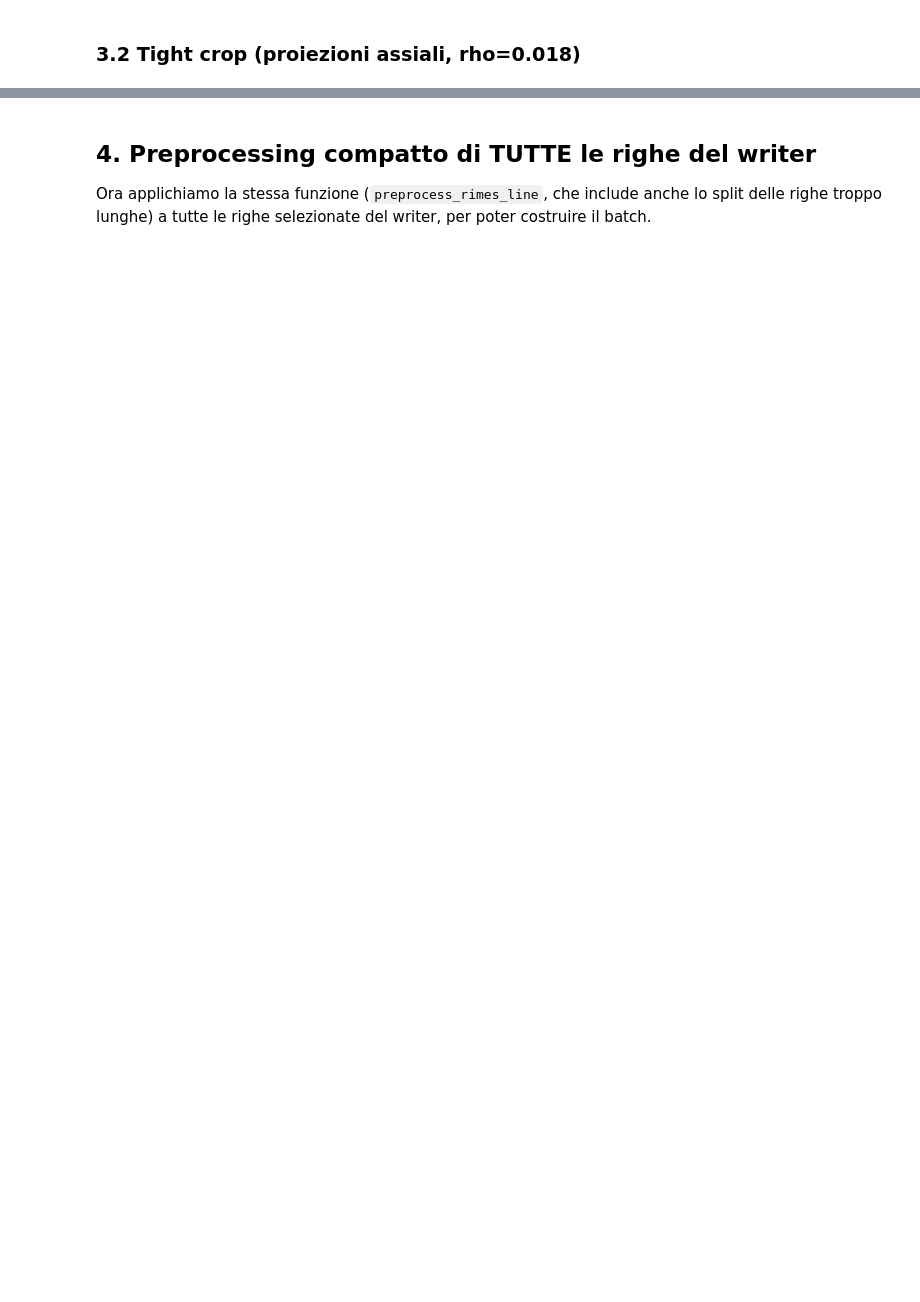
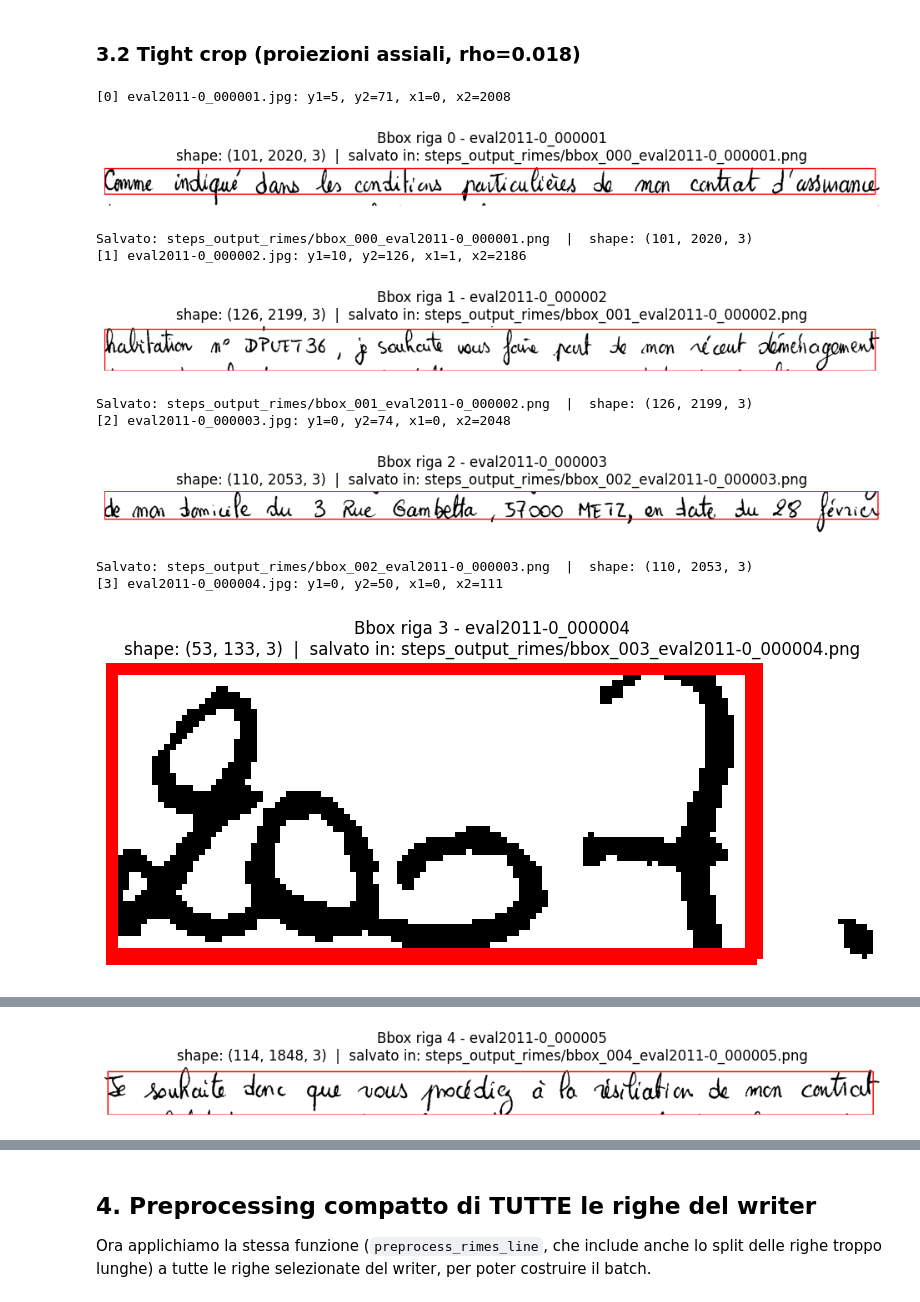
Before and after one commit to lorenzo-arcioni/HandVerify, a Jupyter notebook: notebooks/RIMES_Preprocessing_Step_by_Step.ipynb, the cells around one changed output, grey strips where cells are left out. Drawn from its saved outputs; the diff is of its cells as text; code cells hidden in the pictures; blank space fills up the shorter version.

```diff
--- a/notebooks/RIMES_Preprocessing_Step_by_Step.ipynb
+++ b/notebooks/RIMES_Preprocessing_Step_by_Step.ipynb
@@ -145,50 +166,51 @@ show_and_save(binary_cleaned, "03d - Dopo rimozione righe nere (binary)", "03d_b
 # %% [markdown]
 ### 3.2 Tight crop (proiezioni assiali, rho=0.018)
 # %%
-def compute_tight_crop_coords(binary_image, padding=5, min_pixel_ratio=0.018):
-    binary_inv = 255 - binary_image
-    h, w = binary_image.shape
+bbox_results = []  # per tenere traccia di tutte le coordinate calcolate
 
-    min_row_threshold = max(10, int(w * min_pixel_ratio))
-    min_col_threshold = max(10, int(h * min_pixel_ratio))
+for idx, p in enumerate(demo_paths):
+    img = cv2.imread(p)
+    if img is None:
+        continue
 
-    row_sums = np.sum(binary_inv > 0, axis=1)
-    col_sums = np.sum(binary_inv > 0, axis=0)
+    gray, binary = apply_threshold(img)
+    first_row, last_row = compute_top_bottom_black_rows_crop(binary, black_ratio_threshold=0.5)
+    gray_cleaned = gray[first_row:last_row, :]
+    binary_cleaned = binary[first_row:last_row, :]
 
-    text_rows = np.where(row_sums > min_row_threshold)[0]
-    text_cols = np.where(col_sums > min_col_threshold)[0]
+    crop_coords = compute_tight_crop_coords(binary_cleaned, padding=5)
+    if crop_coords is None:
+        print(f"[{idx}] {os.path.basename(p)}: nessun testo rilevato, skip")
+        continue
 
-    if len(text_rows) == 0 or len(text_cols) == 0:
-        return None
+    y1, y2, x1, x2 = crop_coords
+    print(f"[{idx}] {os.path.basename(p)}: y1={y1}, y2={y2}, x1={x1}, x2={x2}")
 
-    y1, y2 = text_rows[0], text_rows[-1]
-    x1, x2 = text_cols[0], text_cols[-1]
+    # Disegna il bbox
+    vis = cv2.cvtColor(binary_cleaned.copy(), cv2.COLOR_GRAY2BGR)
+    cv2.rectangle(vis, (x1, y1), (x2, y2), (0, 0, 255), 2)
 
-    extra_trim = 3
-    y1 = min(y1 + extra_trim, y2 - 1)
-    y2 = max(y2 - extra_trim, y1 + 1)
+    # Nome file univoco basato sul nome originale della riga
+    stem = Path(p).stem
+    fname = f"bbox_{idx:03d}_{stem}.png"
+    show_and_save(cv2.cvtColor(vis, cv2.COLOR_BGR2RGB), f"Bbox riga {idx} - {stem}", fname, cmap=None)
 
-    y1 = max(0, y1 - padding)
-    y2 = min(h, y2 + padding)
-    x1 = max(0, x1 - padding)
-    x2 = min(w, x2 + padding)
+    bbox_results.append({
+        "index": idx,
+        "filename": os.path.basename(p),
+        "y1": int(y1), "y2": int(y2), "x1": int(x1), "x2": int(x2),
+    })
 
-    return (y1, y2, x1, x2)
-
-crop_coords = compute_tight_crop_coords(binary_cleaned, padding=5)  # rho default = 0.018
-assert crop_coords is not None
-y1, y2, x1, x2 = crop_coords
-print(f"Tight crop coords: y1={y1}, y2={y2}, x1={x1}, x2={x2}")
-
-vis = cv2.cvtColor(binary_cleaned.copy(), cv2.COLOR_GRAY2BGR)
-cv2.rectangle(vis, (x1, y1), (x2, y2), (0, 0, 255), 2)
-show_and_save(cv2.cvtColor(vis, cv2.COLOR_BGR2RGB), "03e - Bounding box tight crop (su binary_cleaned)", "03e_bbox.png", cmap=None)
-
-gray_cropped = gray_cleaned[y1:y2, x1:x2]
-show_and_save(gray_cropped, "03f - Risultato tight crop (grayscale)", "03f_gray_cropped.png")
-
-print(f"\nDimensione riga dopo tight crop: {gray_cropped.shape}")
-if gray_cropped.shape[1] > MAX_WIDTH:
-    print(f"Riga più larga di {MAX_WIDTH}px -> verrebbe splittata a metà")
-else:
-    print(f"Riga entro il limite di {MAX_WIDTH}px -> nessuno split necessario")
+print(f"\nSalvati {len(bbox_results)} bbox su {len(demo_paths)} righe totali")
+# %% [output]
+[0] eval2011-0_000001.jpg: y1=5, y2=71, x1=0, x2=2008
+[figure, added]
+Salvato: steps_output_rimes/bbox_000_eval2011-0_000001.png  |  shape: (101, 2020, 3)
+[1] eval2011-0_000002.jpg: y1=10, y2=126, x1=1, x2=2186
+[figure, added]
+Salvato: steps_output_rimes/bbox_001_eval2011-0_000002.png  |  shape: (126, 2199, 3)
+[2] eval2011-0_000003.jpg: y1=0, y2=74, x1=0, x2=2048
+[figure, added]
+Salvato: steps_output_rimes/bbox_002_eval2011-0_000003.png  |  shape: (110, 2053, 3)
+[3] eval2011-0_000004.jpg: y1=0, y2=50, x1=0, x2=111
+[figure, added]
@@ -194,0 +219 @@ else:
+[figure, added]
```
Also changed, not shown: parts of 11 cells of this notebook, 24 other files.
